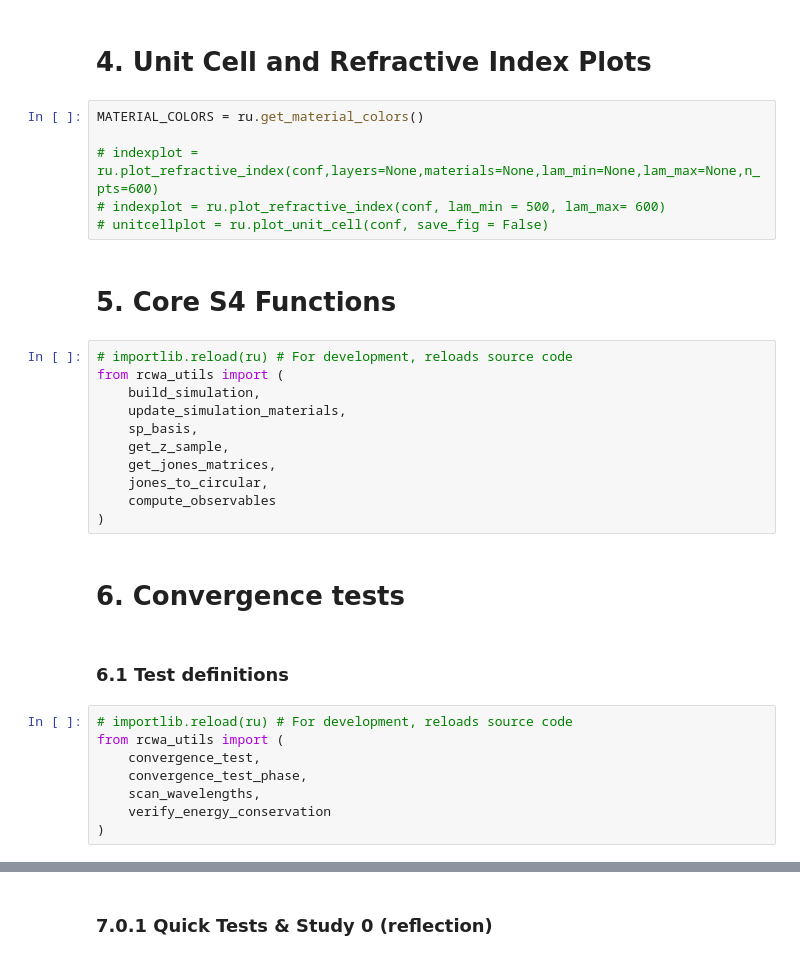
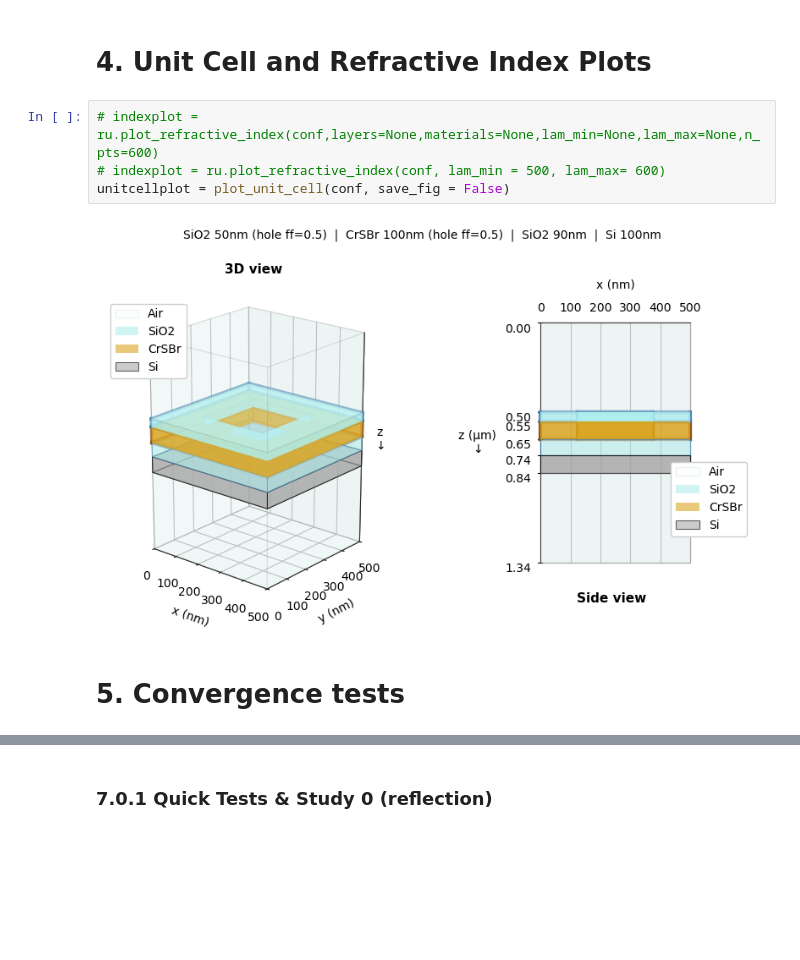
Before and after one commit to ezra-bader/rcwa-phc, a Jupyter notebook: CrSBrExample.ipynb, the cells around one changed output, grey strips where cells are left out. Cells and saved outputs as stored; diff of their text form; blank space fills up the shorter version.

```diff
--- a/CrSBrExample.ipynb
+++ b/CrSBrExample.ipynb
@@ -211,33 +206,10 @@ Output directory: /Users/ezra/Desktop/LaNMP/python_scripts/RCWA/globalVersion/rc
 # %% [markdown]
 # **4. Unit Cell and Refractive Index Plots**
 # %%
-MATERIAL_COLORS = ru.get_material_colors()
-
 # indexplot = ru.plot_refractive_index(conf,layers=None,materials=None,lam_min=None,lam_max=None,n_pts=600)
 # indexplot = ru.plot_refractive_index(conf, lam_min = 500, lam_max= 600)
-# unitcellplot = ru.plot_unit_cell(conf, save_fig = False)
+unitcellplot = plot_unit_cell(conf, save_fig = False)
+# %% [output]
+[figure, added]
-# %% [markdown]
-# **5. Core S4 Functions**
-# %%
-# importlib.reload(ru) # For development, reloads source code
-from rcwa_utils import (
-    build_simulation,
-    update_simulation_materials,
-    sp_basis,
-    get_z_sample,
-    get_jones_matrices,
-    jones_to_circular,
-    compute_observables
-)
 # %% [markdown]
-# **6. Convergence tests**
+# **5. Convergence tests**
-# %% [markdown]
-### **6.1** Test definitions
-# %%
-# importlib.reload(ru) # For development, reloads source code
-from rcwa_utils import (
-    convergence_test,
-    convergence_test_phase,
-    scan_wavelengths,
-    verify_energy_conservation
-)
```
Also changed, not shown: parts of 10 cells of this notebook.
